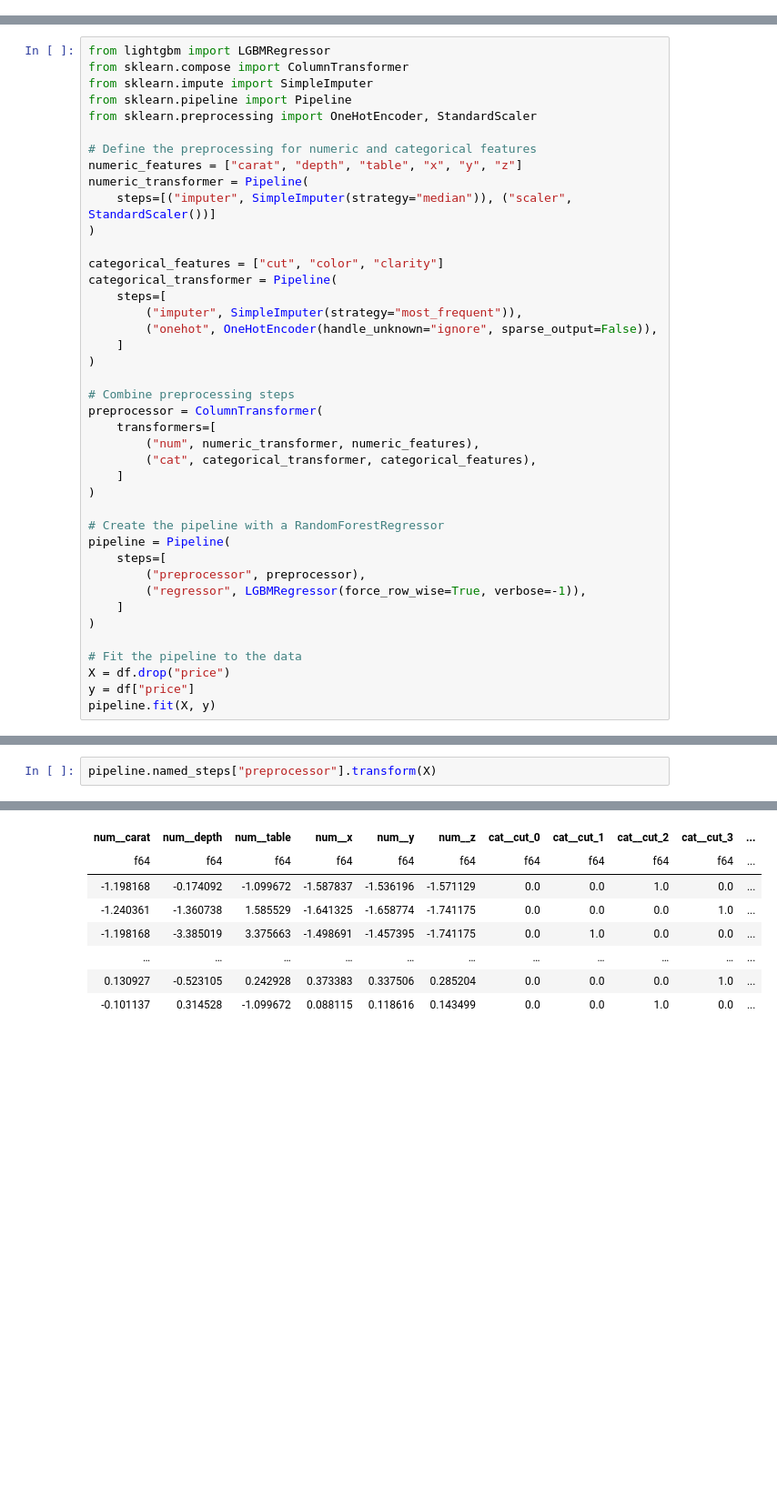
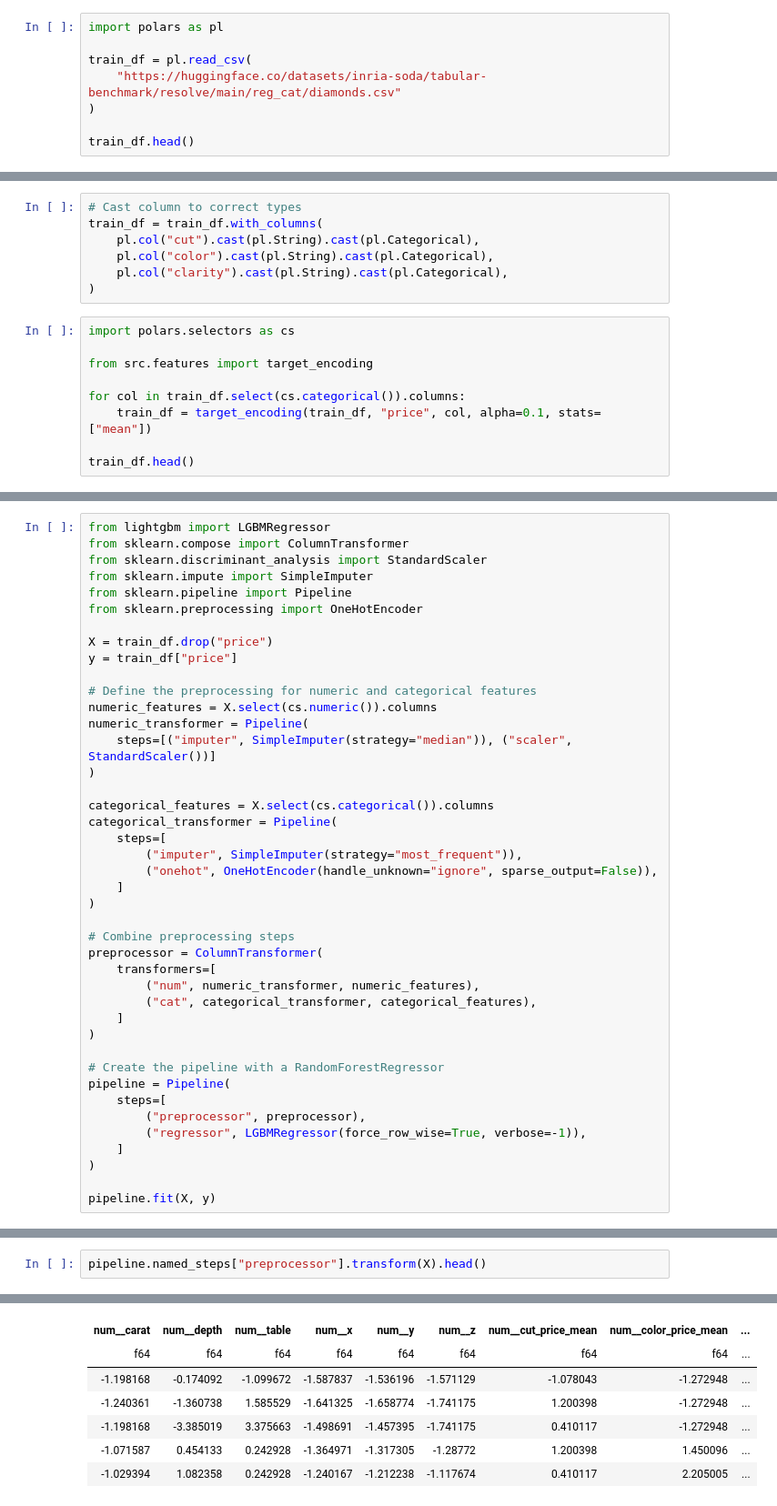
Before and after one commit to davidgasquez/datathon-kit, a Jupyter notebook: notebooks/sandbox.ipynb, the cells around one changed output, grey strips where cells are left out. Shown at 91% size. Drawn from its saved outputs; the diff is of its cells as text; blank space fills up the shorter version.

```diff
--- a/notebooks/sandbox.ipynb
+++ b/notebooks/sandbox.ipynb
@@ -44,0 +16,8 @@ shape: (53_940, 11)
+# %%
+import polars as pl
+
+train_df = pl.read_csv(
+    "https://huggingface.co/datasets/inria-soda/tabular-benchmark/resolve/main/reg_cat/diamonds.csv"
+)
+
+train_df.head()
@@ -44,0 +33,16 @@ shape: (53_940, 11)
+# %%
+# Cast column to correct types
+train_df = train_df.with_columns(
+    pl.col("cut").cast(pl.String).cast(pl.Categorical),
+    pl.col("color").cast(pl.String).cast(pl.Categorical),
+    pl.col("clarity").cast(pl.String).cast(pl.Categorical),
+)
+# %%
+import polars.selectors as cs
+
+from src.features import target_encoding
+
+for col in train_df.select(cs.categorical()).columns:
+    train_df = target_encoding(train_df, "price", col, alpha=0.1, stats=["mean"])
+
+train_df.head()
@@ -45,17 +58,21 @@ shape: (53_940, 11)
 # %%
 from lightgbm import LGBMRegressor
 from sklearn.compose import ColumnTransformer
+from sklearn.discriminant_analysis import StandardScaler
 from sklearn.impute import SimpleImputer
 from sklearn.pipeline import Pipeline
-from sklearn.preprocessing import OneHotEncoder, StandardScaler
+from sklearn.preprocessing import OneHotEncoder
+
+X = train_df.drop("price")
+y = train_df["price"]
 
 # Define the preprocessing for numeric and categorical features
-numeric_features = ["carat", "depth", "table", "x", "y", "z"]
+numeric_features = X.select(cs.numeric()).columns
 numeric_transformer = Pipeline(
     steps=[("imputer", SimpleImputer(strategy="median")), ("scaler", StandardScaler())]
 )
 
-categorical_features = ["cut", "color", "clarity"]
+categorical_features = X.select(cs.categorical()).columns
 categorical_transformer = Pipeline(
     steps=[
         ("imputer", SimpleImputer(strategy="most_frequent")),
@@ -79,9 +96,6 @@ pipeline = Pipeline(
     ]
 )
 
-# Fit the pipeline to the data
-X = df.drop("price")
-y = df["price"]
 pipeline.fit(X, y)
 # %% [output]
 Pipeline(steps=[('preprocessor',
@@ -102,5 +119,5 @@ Pipeline(steps=[('preprocessor',
                                                    'clarity'])])),
                 ('regressor', LGBMRegressor(force_row_wise=True, verbose=-1))])
 # %%
-pipeline.named_steps["preprocessor"].transform(X)
+pipeline.named_steps["preprocessor"].transform(X).head()
 # %% [output]
@@ -108,8 +125,7 @@ shape: (53_940, 26)
-| num__carat | num__depth | num__table | num__x | num__y | num__z | cat__cut_0 | cat__cut_1 | cat__cut_2 | cat__cut_3 | ... |
-| f64 | f64 | f64 | f64 | f64 | f64 | f64 | f64 | f64 | f64 | ... |
-| -1.198168 | -0.174092 | -1.099672 | -1.587837 | -1.536196 | -1.571129 | 0.0 | 0.0 | 1.0 | 0.0 | ... |
-| -1.240361 | -1.360738 | 1.585529 | -1.641325 | -1.658774 | -1.741175 | 0.0 | 0.0 | 0.0 | 1.0 | ... |
-| -1.198168 | -3.385019 | 3.375663 | -1.498691 | -1.457395 | -1.741175 | 0.0 | 1.0 | 0.0 | 0.0 | ... |
-| … | … | … | … | … | … | … | … | … | … | ... |
-| 0.130927 | -0.523105 | 0.242928 | 0.373383 | 0.337506 | 0.285204 | 0.0 | 0.0 | 0.0 | 1.0 | ... |
-| -0.101137 | 0.314528 | -1.099672 | 0.088115 | 0.118616 | 0.143499 | 0.0 | 0.0 | 1.0 | 0.0 | ... |
+| num__carat | num__depth | num__table | num__x | num__y | num__z | num__cut_price_mean | num__color_price_mean | ... |
+| f64 | f64 | f64 | f64 | f64 | f64 | f64 | f64 | ... |
+| -1.198168 | -0.174092 | -1.099672 | -1.587837 | -1.536196 | -1.571129 | -1.078043 | -1.272948 | ... |
+| -1.240361 | -1.360738 | 1.585529 | -1.641325 | -1.658774 | -1.741175 | 1.200398 | -1.272948 | ... |
+| -1.198168 | -3.385019 | 3.375663 | -1.498691 | -1.457395 | -1.741175 | 0.410117 | -1.272948 | ... |
+| -1.071587 | 0.454133 | 0.242928 | -1.364971 | -1.317305 | -1.28772 | 1.200398 | 1.450096 | ... |
+| -1.029394 | 1.082358 | 0.242928 | -1.240167 | -1.212238 | -1.117674 | 0.410117 | 2.205005 | ... |
```
Also changed, not shown: parts of 11 cells of this notebook, 1 other file.
